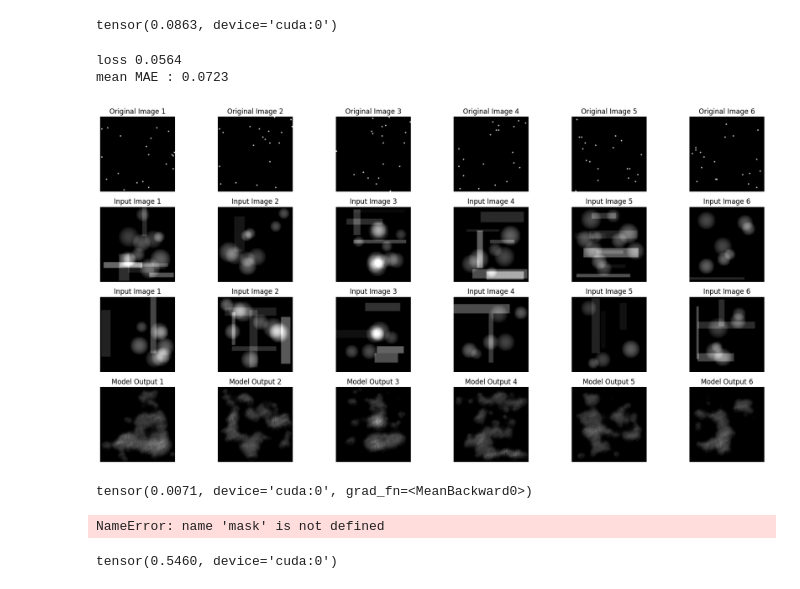
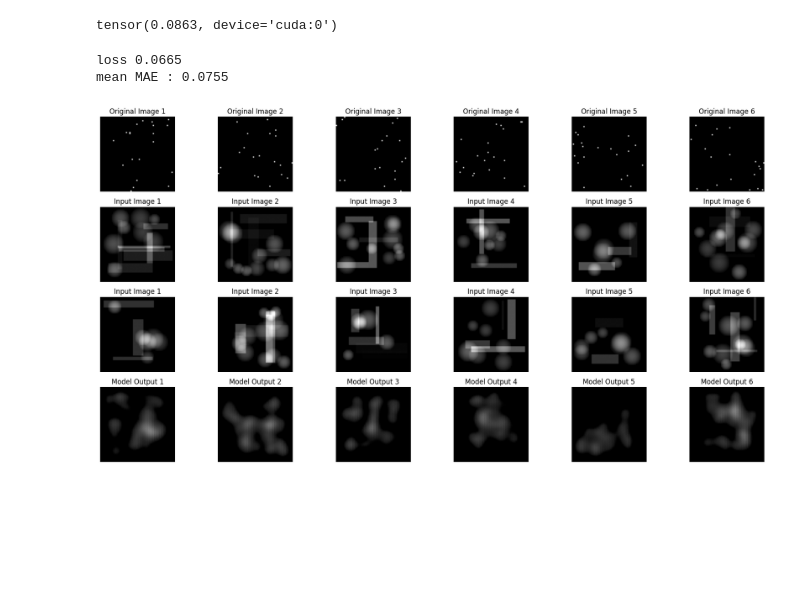
Before and after one commit to nanopiero/fusion_2d_od, a Jupyter notebook: notebooks/build_fusion_2d_of_problem.ipynb, the cells around one changed output. Saved outputs shown, nothing was run; the diff lists cells and outputs as text; code cells hidden in the pictures; blank space fills up the shorter version.

```diff
--- a/notebooks/build_fusion_2d_of_problem.ipynb
+++ b/notebooks/build_fusion_2d_of_problem.ipynb
@@ -1251,9 +1252,9 @@ from fusion_2d_od.utile_denoising import gen
 device = torch.device('cuda:0') #torch.device('cuda:0')
 model.to(device)
 loss_history = []
-num_epochs = 100
+num_epochs = 50
 num_batch_per_epoch = 100
-batch_size = 64
+batch_size = 256
 
 for epoch in range(num_epochs):
     model.train()  # Set the model to training mode
@@ -1263,20 +1264,21 @@ for epoch in range(num_epochs):
         images, _  = gen(batch_size)
         # print(images.mean())
         with torch.no_grad():
-          fake_images, _  = gen(batch_size)
+          fake_images, _ = gen(batch_size)
           images = images.to(device)
           fake_images = fake_images.to(device)
           batched_shuffled_matrices = make_sensor_indices(batch_size,img_size=64,device=device).unsqueeze(1)
           # Construction des inputs & targets
           # inputs = noise_coeff * torch.rand(images.shape, device=device) # + F.relu(0.1 * torch.randn(images.shape))
-          inputs = images.flatten()[torch.randperm(images.numel())].view(images.shape)
-          inputs[(batched_shuffled_matrices < num_good_gauges) * (batched_shuffled_matrices >= num_known_good_gauges)] = \
-                images[(batched_shuffled_matrices < num_good_gauges) * (batched_shuffled_matrices >= num_known_good_gauges)]
+          inputs = images.flatten()[torch.randperm(images.numel())].reshape(images.shape)
+          # inputs = torch.zeros(images.shape, device=device)
+          inputs[(batched_shuffled_matrices < num_good_gauges) * (batched_shuffled_matrices >= num_known_good_gauges // 2)] = \
+                images[(batched_shuffled_matrices < num_good_gauges) * (batched_shuffled_matrices >= num_known_good_gauges // 2)]
           inputs[batched_shuffled_matrices >= 64**2 - num_good_gauges] = fake_images[batched_shuffled_matrices  >= 64**2 - num_good_gauges]
-          targets_mask = batched_shuffled_matrices < num_known_good_gauges
-
+          targets_mask = batched_shuffled_matrices < num_known_good_gauges // 2
+        inputs = torch.cat([inputs, 0.5 * (batched_shuffled_matrices < num_good_gauges), 0*inputs], dim=1)
         # Forward pass through the UNet
-        outputs, sensor_params = model(inputs, batched_shuffled_matrices)  # Assuming model outputs a tensor of shape (batch_size, 1, 64, 64)
+        outputs, sensor_params = model(inputs, 0 * batched_shuffled_matrices)  # Assuming model outputs a tensor of shape (batch_size, 1, 64, 64)
 
         # Compute masked loss
         loss = loss_masked_mae(outputs, images, targets_mask) + (torch.relu(sensor_params - 3) + torch.relu(-3 - sensor_params)).mean()
@@ -1329,15 +1327,19 @@ import matplotlib.pyplot as plt
 # model.eval()  # Set model to evaluation mode
 batch_size = 6
 images, _  = gen(batch_size)
-fake_images, _  = gen(batch_size)
-images = images.to(device)
-fake_images = fake_images.to(device)
-batched_shuffled_matrices = make_sensor_indices(batch_size,img_size=64,device=device).unsqueeze(1)
-# Construction des inputs & targets
-inputs = noise_coeff * torch.rand(images.shape, device=device) # + F.relu(0.1 * torch.randn(images.shape))
-inputs[batched_shuffled_matrices < num_good_gauges] = images[batched_shuffled_matrices < num_good_gauges]
-inputs[batched_shuffled_matrices >= 64**2 - num_good_gauges] = fake_images[batched_shuffled_matrices  >= 64**2 - num_good_gauges]
-targets_mask = batched_shuffled_matrices < num_known_good_gauges
+with torch.no_grad():
+  fake_images, _ = gen(batch_size)
+  images = images.to(device)
+  fake_images = fake_images.to(device)
+  batched_shuffled_matrices = make_sensor_indices(batch_size,img_size=64,device=device).unsqueeze(1)
+  # Construction des inputs & targets
+  # inputs = noise_coeff * torch.rand(images.shape, device=device) # + F.relu(0.1 * torch.randn(images.shape))
+  inputs = images.flatten()[torch.randperm(images.numel())].reshape(images.shape)
+  # inputs = torch.zeros(images.shape, device=device)
+  inputs[(batched_shuffled_matrices < num_good_gauges) * (batched_shuffled_matrices >= num_known_good_gauges // 2)] = \
+        images[(batched_shuffled_matrices < num_good_gauges) * (batched_shuffled_matrices >= num_known_good_gauges // 2)]
+  inputs[batched_shuffled_matrices >= 64**2 - num_good_gauges] = fake_images[batched_shuffled_matrices  >= 64**2 - num_good_gauges]
+  targets_mask = batched_shuffled_matrices < num_known_good_gauges // 2
 
 # Get model predictions
 with torch.no_grad():
@@ -1352,52 +1354,36 @@ fake_images = fake_images.cpu().squeeze(1)  # Shape: (batch_size, 64, 64)
 sensor_masks = (batched_shuffled_matrices.cpu() < 20).squeeze(1) # inputs[:,0].cpu()
 # sensor_masks[0] = sensor_masks.mean(dim=0)
 # sensor_masks[1] = ((batched_shuffled_matrices.cpu() < 20).squeeze(1))[0]
 outputs = outputs.cpu().squeeze(1)  # Shape: (batch_size, 64, 64)
 
 # Plot the images
 fig, axes = plt.subplots(4, batch_size, figsize=(batch_size * 3, 9))
 
 for i in range(batch_size):
     axes[0, i].imshow(sensor_masks[i], cmap="gray", vmin=0, vmax=1)
     axes[0, i].set_title(f"Original Image {i+1}")
     axes[0, i].axis("off")
 
     axes[1, i].imshow(images[i], cmap="gray", vmin=0, vmax=1)
     axes[1, i].set_title(f"Input Image {i+1}")
     axes[1, i].axis("off")
 
     axes[2, i].imshow(fake_images[i], cmap="gray", vmin=0, vmax=1)
     axes[2, i].set_title(f"Input Image {i+1}")
     axes[2, i].axis("off")
 
     axes[3, i].imshow(outputs[i], cmap="gray", vmin=0, vmax=1)
     axes[3, i].set_title(f"Model Output {i+1}")
     axes[3, i].axis("off")
 
 plt.tight_layout()
 plt.show()
 
 print()
 # %% [output]
-loss 0.0564
-mean MAE : 0.0723
+loss 0.0665
+mean MAE : 0.0755
-[figure, old version]
+[figure, new version]
-# %%
-torch.abs((outputs - images)[targets_mask > 0]).mean()
-# %% [output]
-tensor(0.0071, device='cuda:0', grad_fn=<MeanBackward0>)
-# %%
-masked_loss = torch.abs(outputs - images) * mask
-# %% [output]
-NameError: name 'mask' is not defined
-# %%
-targets_mask  = targets_mask.to(device)
-outputs = outputs.to(device).unsqueeze(1)
-images = images.to(device)
-masked_loss = torch.abs(outputs - images) * targets_mask
-masked_loss.sum() / (targets_mask.sum())
-# %% [output]
-tensor(0.5460, device='cuda:0')
 # %%
 def plot_sensor_embeddings(model):
     """
```
Also changed, not shown: parts of 5 cells of this notebook.
